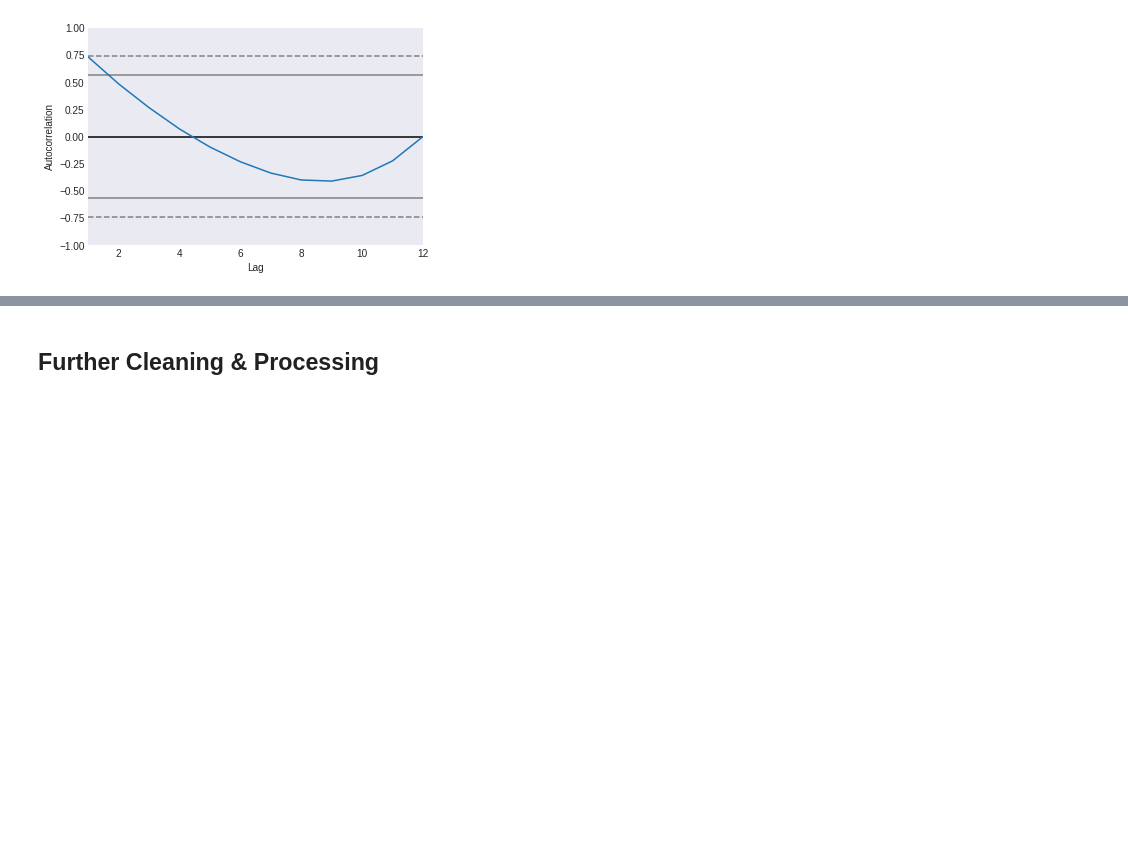
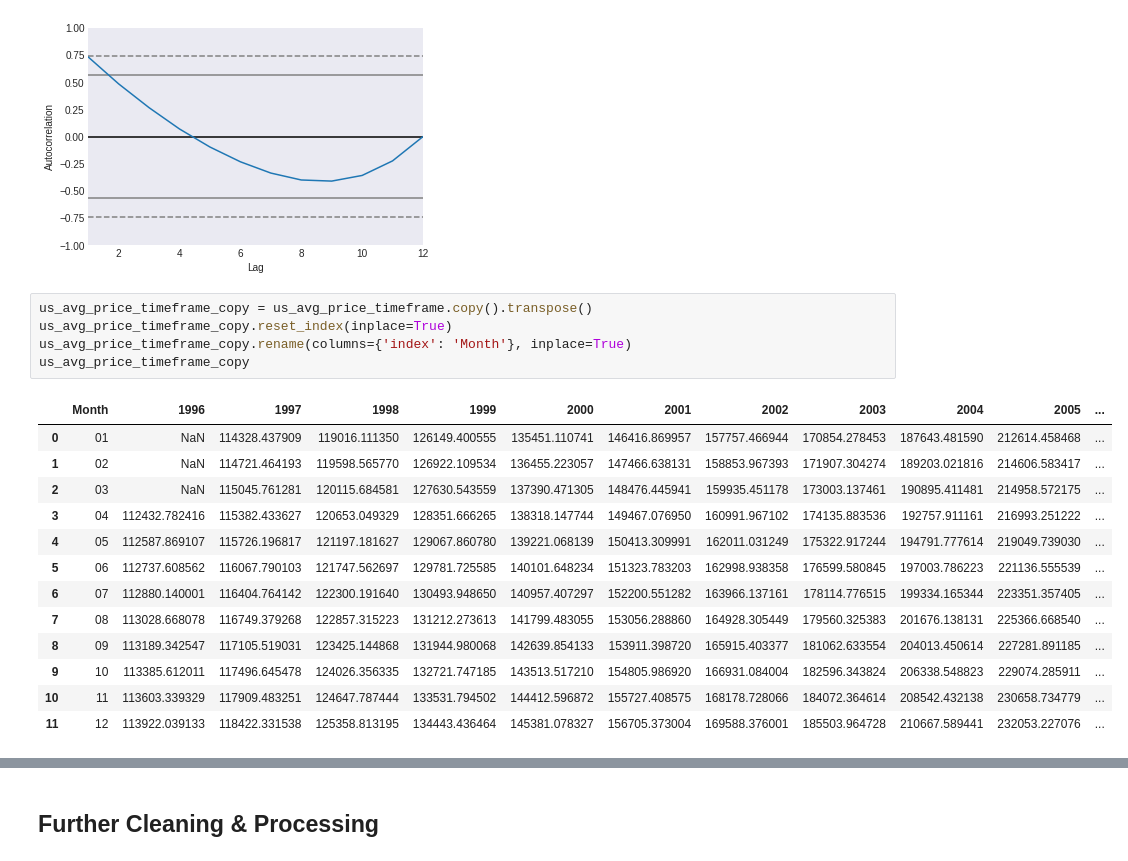
Before and after one commit to psylanrex/notebooks, a Jupyter notebook: re_main.ipynb, the cells around one changed output, grey strips where cells are left out. Drawn from its saved outputs; the diff is of its cells as text; blank space fills up the shorter version.

```diff
--- a/re_main.ipynb
+++ b/re_main.ipynb
@@ -478,3 +485,22 @@ pd.plotting.autocorrelation_plot(us_avg_price_timeframe.loc['2018'])
 # %% [output]
 <matplotlib.axes._subplots.AxesSubplot at 0x...>
 [figure]
+# %%
+us_avg_price_timeframe_copy = us_avg_price_timeframe.copy().transpose()
+us_avg_price_timeframe_copy.reset_index(inplace=True)
+us_avg_price_timeframe_copy.rename(columns={'index': 'Month'}, inplace=True)
+us_avg_price_timeframe_copy
+# %% [output]
+|  | Month | 1996 | 1997 | 1998 | 1999 | 2000 | 2001 | 2002 | 2003 | 2004 | 2005 | ... |
+| 0 | 01 | NaN | 114328.437909 | 119016.111350 | 126149.400555 | 135451.110741 | 146416.869957 | 157757.466944 | 170854.278453 | 187643.481590 | 212614.458468 | ... |
+| 1 | 02 | NaN | 114721.464193 | 119598.565770 | 126922.109534 | 136455.223057 | 147466.638131 | 158853.967393 | 171907.304274 | 189203.021816 | 214606.583417 | ... |
+| 2 | 03 | NaN | 115045.761281 | 120115.684581 | 127630.543559 | 137390.471305 | 148476.445941 | 159935.451178 | 173003.137461 | 190895.411481 | 214958.572175 | ... |
+| 3 | 04 | 112432.782416 | 115382.433627 | 120653.049329 | 128351.666265 | 138318.147744 | 149467.076950 | 160991.967102 | 174135.883536 | 192757.911161 | 216993.251222 | ... |
+| 4 | 05 | 112587.869107 | 115726.196817 | 121197.181627 | 129067.860780 | 139221.068139 | 150413.309991 | 162011.031249 | 175322.917244 | 194791.777614 | 219049.739030 | ... |
+| 5 | 06 | 112737.608562 | 116067.790103 | 121747.562697 | 129781.725585 | 140101.648234 | 151323.783203 | 162998.938358 | 176599.580845 | 197003.786223 | 221136.555539 | ... |
+| 6 | 07 | 112880.140001 | 116404.764142 | 122300.191640 | 130493.948650 | 140957.407297 | 152200.551282 | 163966.137161 | 178114.776515 | 199334.165344 | 223351.357405 | ... |
+| 7 | 08 | 113028.668078 | 116749.379268 | 122857.315223 | 131212.273613 | 141799.483055 | 153056.288860 | 164928.305449 | 179560.325383 | 201676.138131 | 225366.668540 | ... |
+| 8 | 09 | 113189.342547 | 117105.519031 | 123425.144868 | 131944.980068 | 142639.854133 | 153911.398720 | 165915.403377 | 181062.633554 | 204013.450614 | 227281.891185 | ... |
+| 9 | 10 | 113385.612011 | 117496.645478 | 124026.356335 | 132721.747185 | 143513.517210 | 154805.986920 | 166931.084004 | 182596.343824 | 206338.548823 | 229074.285911 | ... |
+| 10 | 11 | 113603.339329 | 117909.483251 | 124647.787444 | 133531.794502 | 144412.596872 | 155727.408575 | 168178.728066 | 184072.364614 | 208542.432138 | 230658.734779 | ... |
+| 11 | 12 | 113922.039133 | 118422.331538 | 125358.813195 | 134443.436464 | 145381.078327 | 156705.373004 | 169588.376001 | 185503.964728 | 210667.589441 | 232053.227076 | ... |
```
Also changed, not shown: parts of 5 cells of this notebook.
